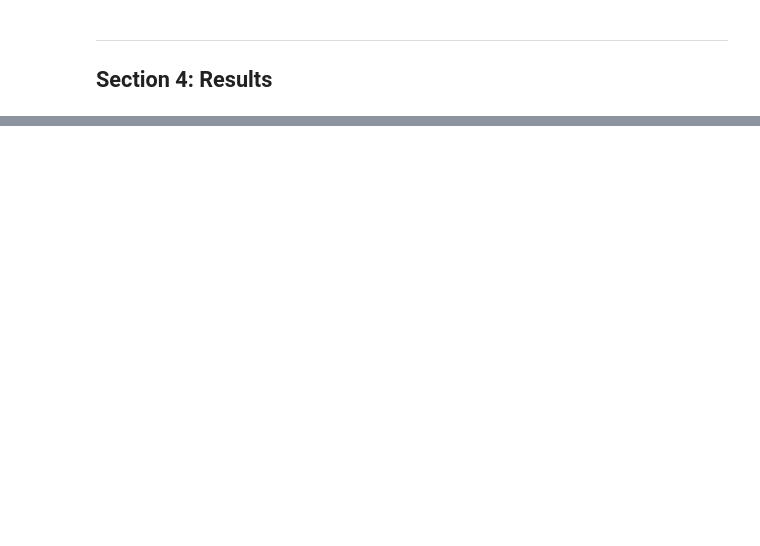
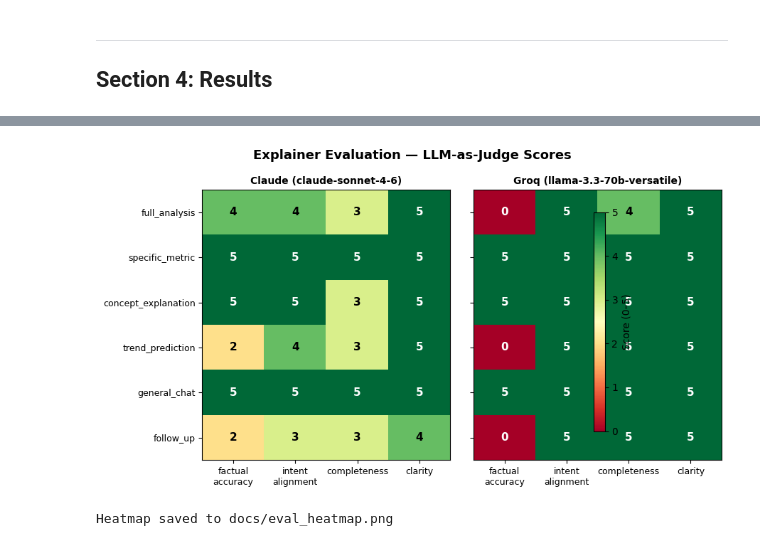
Before and after one commit to am3lia-low/dsa4265-group-5-Portfolio-Risk-Analyst-Chatbot, a Jupyter notebook: eval_explainer.ipynb, the cells around one changed output, grey strips where cells are left out. Cells and saved outputs as stored; diff of their text form; code cells hidden in the pictures; blank space fills up the shorter version.

```diff
--- a/eval_explainer.ipynb
+++ b/eval_explainer.ipynb
@@ -271,6 +359,12 @@ print("Rubric defined.")
 def extract_key_facts(r: dict) -> str:
     """Summarise the key facts the chatbot had access to."""
     lines = [f"Intent: {r['intent']}", f"User query: {r['query']}"]
+    p = r.get("portfolio", {})
+    if p:
+        tickers = p.get("tickers", [])
+        weights = p.get("weights", [])
+        holdings = ", ".join(f"{t} ({w:.0%})" for t, w in zip(tickers, weights))
+        lines.append(f"Portfolio: {holdings}  |  investment: {p.get('currency','USD')} {p.get('investment_amount','N/A')}")
     ctx = r["context"]
     if ctx.get("risk_level"):
         rl = ctx["risk_level"]
@@ -427,38 +571,44 @@ import matplotlib.pyplot as plt
 import matplotlib.colors as mcolors
 import numpy as np
 
-fig, axes = plt.subplots(1, 2, figsize=(14, 5), sharey=True)
+fig, axes = plt.subplots(1, 2, figsize=(9, 5), sharey=True)
 
 for ax, judge_name in zip(axes, ["claude", "groq"]):
     data = []
     test_ids = list(results.keys())
     for tid in test_ids:
         scores = judge_results[tid][judge_name]
         data.append([scores.get(d) or 0 for d in DIMENSIONS])
 
     mat = np.array(data, dtype=float)
     im  = ax.imshow(mat, vmin=0, vmax=5, cmap="RdYlGn", aspect="auto")
 
     ax.set_xticks(range(len(DIMENSIONS)))
     ax.set_xticklabels([d.replace("_", "\n") for d in DIMENSIONS], fontsize=9)
-    ax.set_yticks(range(len(test_ids)))
-    ax.set_yticklabels(test_ids, fontsize=9)
+    if judge_name == "claude":
+        ax.set_yticks(range(len(test_ids)))
+        ax.set_yticklabels(test_ids, fontsize=9)
+    else:
+        ax.set_yticks([])
     ax.set_title(f"{judge_name.capitalize()} ({CLAUDE_MODEL if judge_name == 'claude' else GROQ_MODEL})",
                  fontsize=10, fontweight="bold")
 
     for i in range(len(test_ids)):
         for j in range(len(DIMENSIONS)):
             val = mat[i, j]
             ax.text(j, i, f"{val:.0f}", ha="center", va="center",
                     fontsize=11, fontweight="bold",
                     color="white" if val < 2 or val > 4 else "black")
 
 fig.colorbar(im, ax=axes, label="Score (0–5)", shrink=0.8)
 fig.suptitle("Explainer Evaluation — LLM-as-Judge Scores", fontsize=13, fontweight="bold")
 plt.tight_layout()
-plt.savefig("docs/eval_heatmap.png", dpi=150, bbox_inches="tight")
+plt.savefig("eval_heatmap.png", dpi=150, bbox_inches="tight")
 plt.show()
 print("Heatmap saved to docs/eval_heatmap.png")
+# %% [output]
+[figure, added]
+Heatmap saved to docs/eval_heatmap.png
 # %%
 LOW_THRESHOLD = 3
 
```
Also changed, not shown: parts of 14 cells of this notebook, 6 other files.
